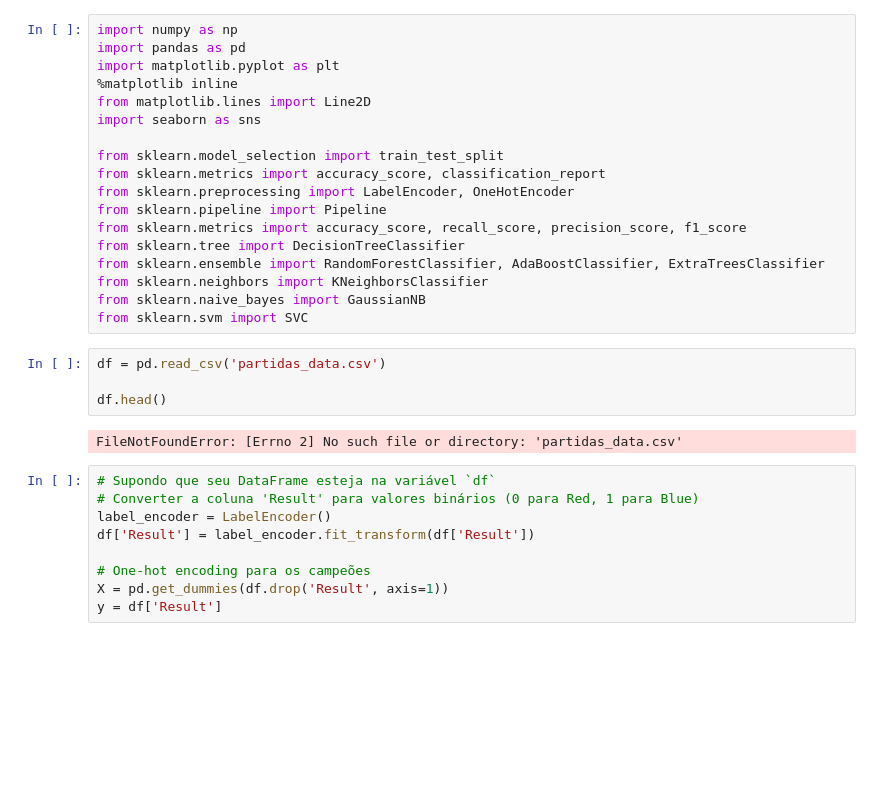
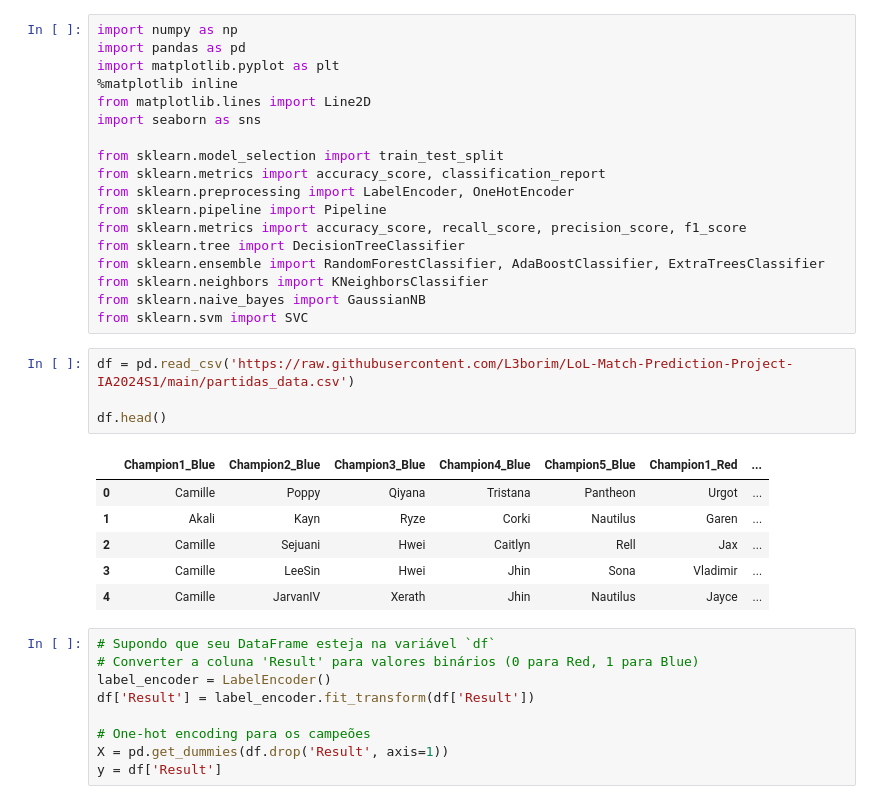
Before and after one commit to L3borim/LoL-Match-Prediction-Project-IA2024S1, a Jupyter notebook: IA_2024S1_Projeto.ipynb, the cells around one changed output. Saved outputs shown, nothing was run; the diff lists cells and outputs as text; blank space fills up the shorter version.

```diff
--- a/IA_2024S1_Projeto.ipynb
+++ b/IA_2024S1_Projeto.ipynb
@@ -86,11 +86,16 @@ from sklearn.neighbors import KNeighborsClassifier
 from sklearn.naive_bayes import GaussianNB
 from sklearn.svm import SVC
 # %%
-df = pd.read_csv('partidas_data.csv')
+df = pd.read_csv('https://raw.githubusercontent.com/L3borim/LoL-Match-Prediction-Project-IA2024S1/main/partidas_data.csv')
 
 df.head()
 # %% [output]
-FileNotFoundError: [Errno 2] No such file or directory: 'partidas_data.csv'
+|  | Champion1_Blue | Champion2_Blue | Champion3_Blue | Champion4_Blue | Champion5_Blue | Champion1_Red | ... |
+| 0 | Camille | Poppy | Qiyana | Tristana | Pantheon | Urgot | ... |
+| 1 | Akali | Kayn | Ryze | Corki | Nautilus | Garen | ... |
+| 2 | Camille | Sejuani | Hwei | Caitlyn | Rell | Jax | ... |
+| 3 | Camille | LeeSin | Hwei | Jhin | Sona | Vladimir | ... |
+| 4 | Camille | JarvanIV | Xerath | Jhin | Nautilus | Jayce | ... |
 # %%
 # Supondo que seu DataFrame esteja na variável `df`
 # Converter a coluna 'Result' para valores binários (0 para Red, 1 para Blue)
```
Also changed, not shown: parts of 5 cells of this notebook.
